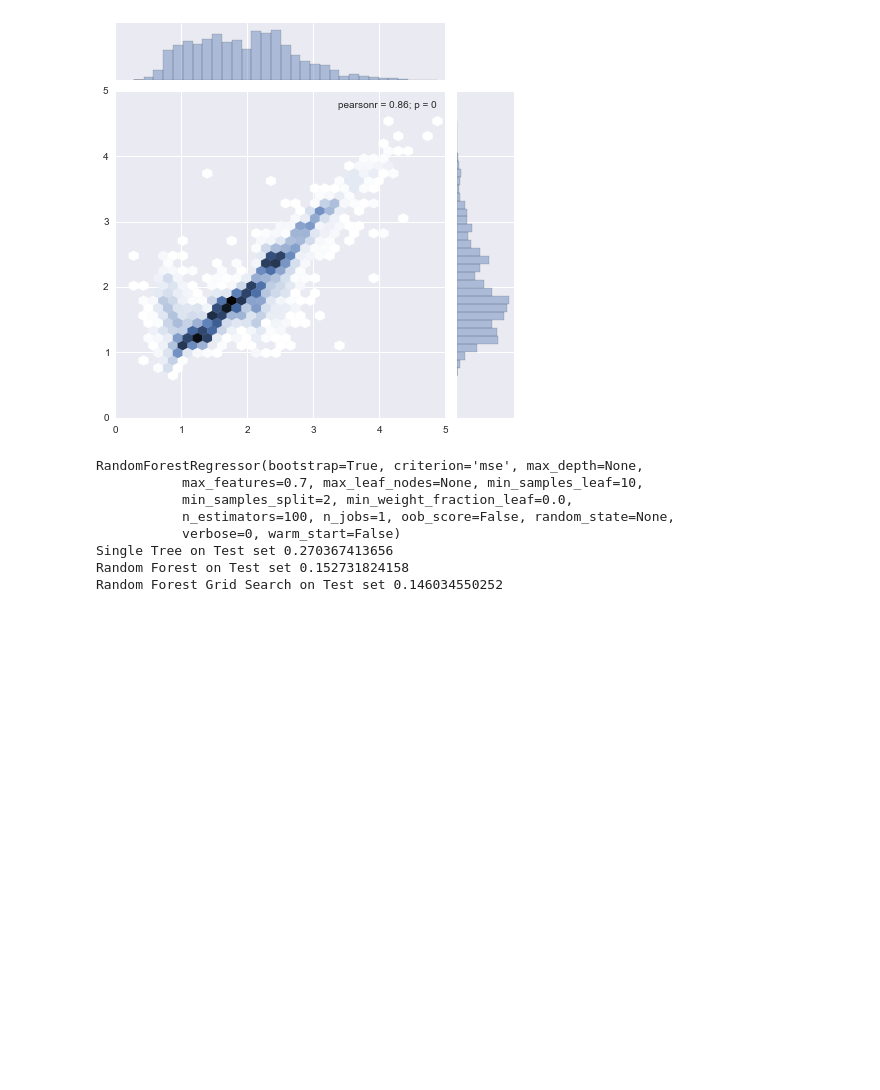
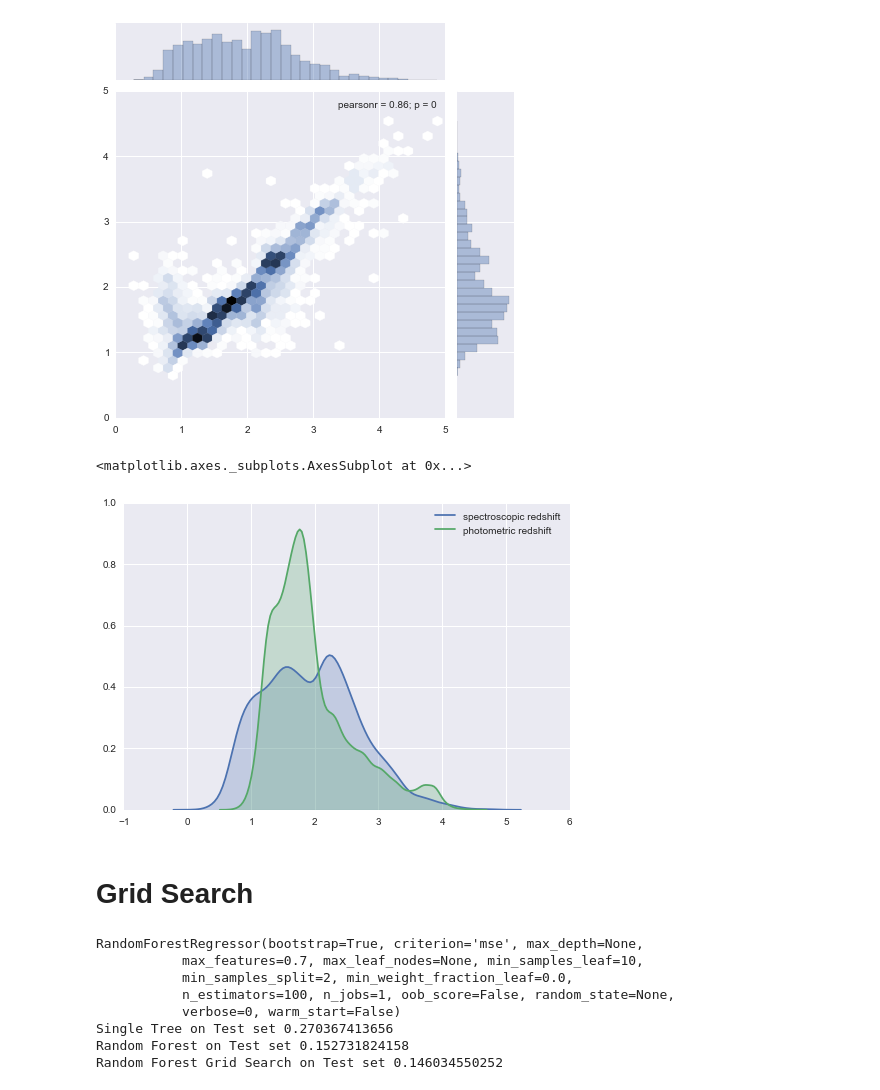
Before and after one commit to cmp346/PhotometricRedshifts, a Jupyter notebook: MachineLearning_PhotometricRedshifts.ipynb, the cells around one changed output. Drawn from its saved outputs; the diff is of its cells as text; code cells hidden in the pictures; blank space fills up the shorter version.

```diff
--- a/MachineLearning_PhotometricRedshifts.ipynb
+++ b/MachineLearning_PhotometricRedshifts.ipynb
@@ -78,6 +90,15 @@ print 'Random Forest on Test set', mse(y_test, y_hat_rf)
 Single Tree on Test set 0.270144846177
 Random Forest on Test set 0.152731824158
 [figure]
+# %%
+test_labels_rf = estimator.predict(test_features)
+sns.kdeplot(training_set.zspec, shade=True, label= 'spectroscopic redshift')
+sns.kdeplot(test_labels_rf, shade=True, label= 'photometric redshift')
+# %% [output]
+<matplotlib.axes._subplots.AxesSubplot at 0x...>
+[figure, added]
+# %% [markdown]
+# Grid Search
 # %%
 from sklearn.grid_search import GridSearchCV
 gs_rfr = rfr()
```
Also changed, not shown: parts of 4 cells of this notebook.
